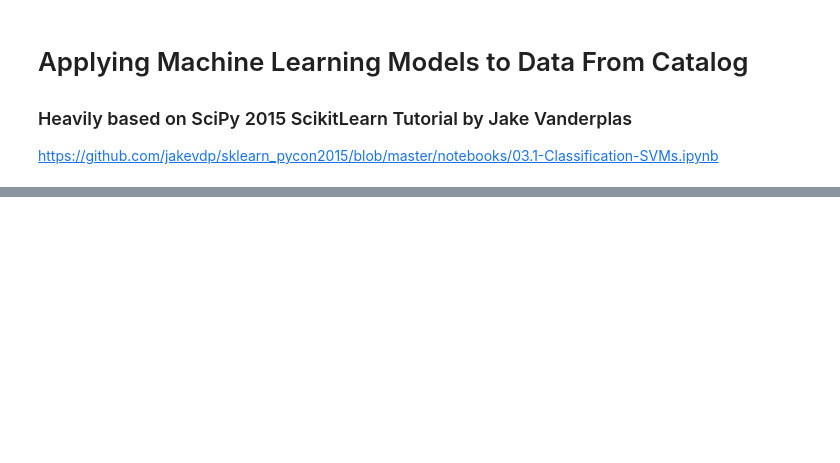
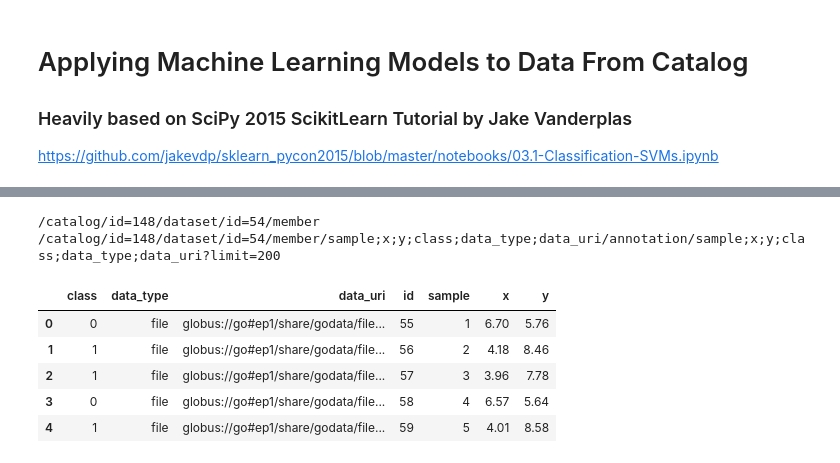
Before and after one commit to blaiszik/globus-catalog-examples, a Jupyter notebook: 3 - Applying Machine Learning Models to Data From Catalog.ipynb, the cells around one changed output, grey strips where cells are left out. Cells and saved outputs as stored; diff of their text form; code cells hidden in the pictures; blank space fills up the shorter version.

```diff
--- a/3 - Applying Machine Learning Models to Data From Catalog.ipynb
+++ b/3 - Applying Machine Learning Models to Data From Catalog.ipynb
@@ -55,0 +160,16 @@ sns.despine()
+# %%
+catalog_id = 148
+dataset_id = 54
+ml_df = dataframe_from_catalog(catalog_id, dataset_id, data_columns)
+# %% [output]
+/catalog/id=148/dataset/id=54/member
+/catalog/id=148/dataset/id=54/member/sample;x;y;class;data_type;data_uri/annotation/sample;x;y;class;data_type;data_uri?limit=200
+# %%
+ml_df.head(5)
+# %% [output]
+|  | class | data_type | data_uri | id | sample | x | y |
+| 0 | 0 | file | globus://go#ep1/share/godata/file... | 55 | 1 | 6.70 | 5.76 |
+| 1 | 1 | file | globus://go#ep1/share/godata/file... | 56 | 2 | 4.18 | 8.46 |
+| 2 | 1 | file | globus://go#ep1/share/godata/file... | 57 | 3 | 3.96 | 7.78 |
+| 3 | 0 | file | globus://go#ep1/share/godata/file... | 58 | 4 | 6.57 | 5.64 |
+| 4 | 1 | file | globus://go#ep1/share/godata/file... | 59 | 5 | 4.01 | 8.58 |
```
Also changed, not shown: parts of 21 cells of this notebook, 1 other file.
